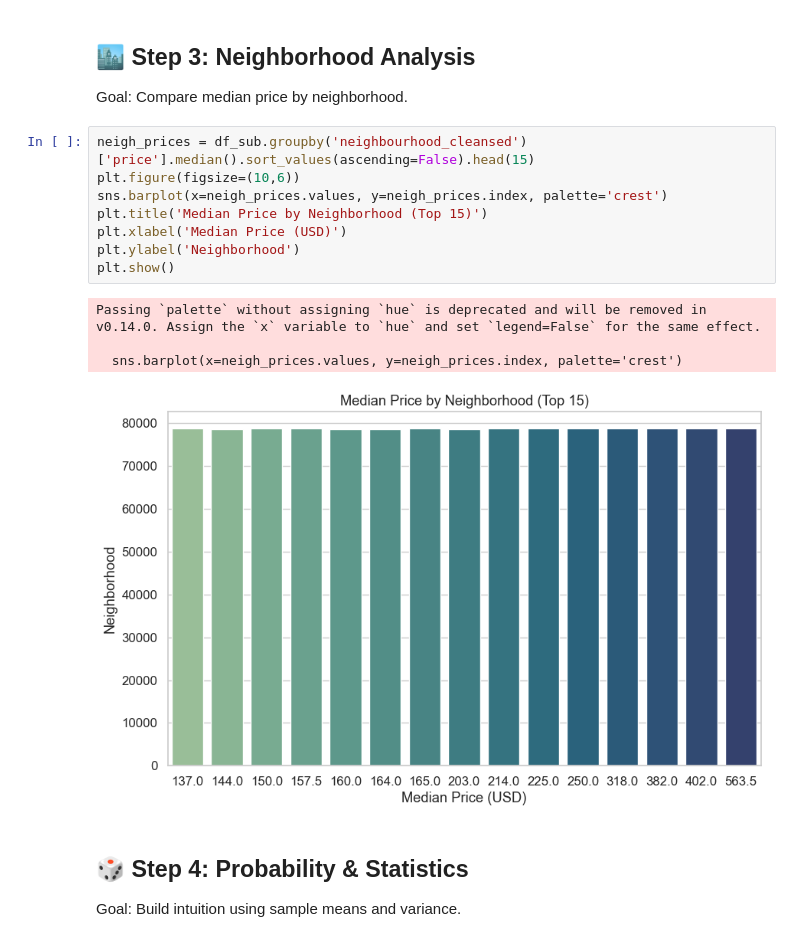
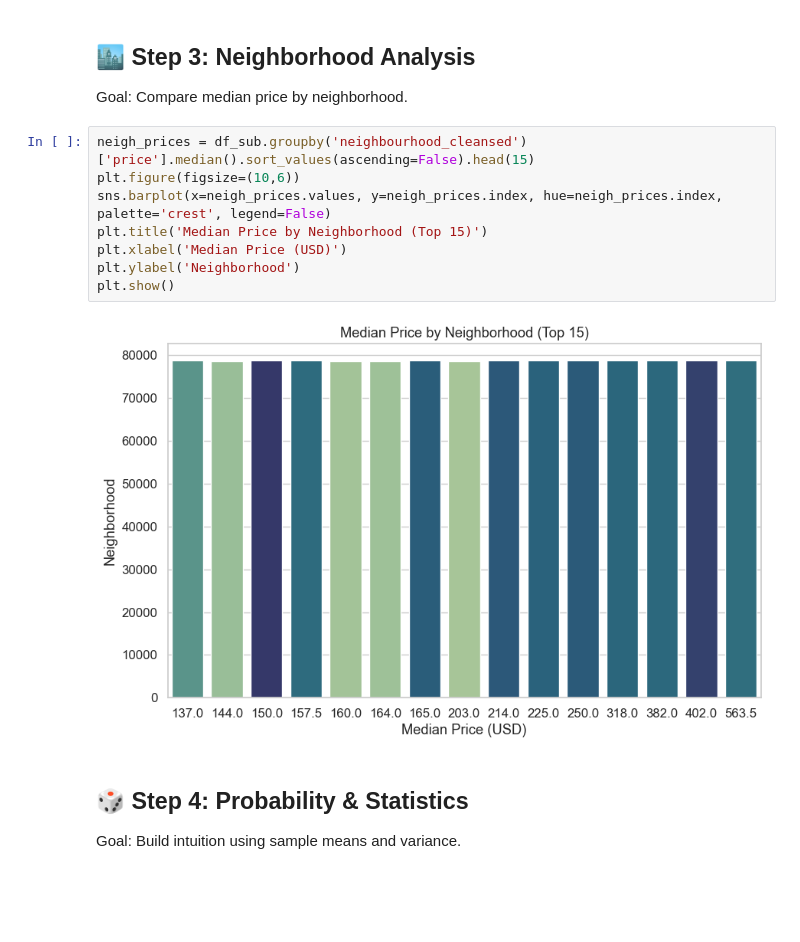
Before and after one commit to cleburn/texas-airbnb-market-analysis, a Jupyter notebook: notebooks/austin_airbnb_eda.ipynb, the cells around one changed output. Cells and saved outputs as stored; diff of their text form; blank space fills up the shorter version.

Commit message:
Week 3 Finalization: updated notebook with visuals & probability analysis, resized figures, added markdown summary, and updated README for project completion

```diff
--- a/notebooks/austin_airbnb_eda.ipynb
+++ b/notebooks/austin_airbnb_eda.ipynb
@@ -126,16 +126,13 @@ Goal: Compare median price by neighborhood.
 # %%
 neigh_prices = df_sub.groupby('neighbourhood_cleansed')['price'].median().sort_values(ascending=False).head(15)
 plt.figure(figsize=(10,6))
-sns.barplot(x=neigh_prices.values, y=neigh_prices.index, palette='crest')
+sns.barplot(x=neigh_prices.values, y=neigh_prices.index, hue=neigh_prices.index, palette='crest', legend=False)
 plt.title('Median Price by Neighborhood (Top 15)')
 plt.xlabel('Median Price (USD)')
 plt.ylabel('Neighborhood')
 plt.show()
 # %% [output]
-Passing `palette` without assigning `hue` is deprecated and will be removed in v0.14.0. Assign the `x` variable to `hue` and set `legend=False` for the same effect.
-
-  sns.barplot(x=neigh_prices.values, y=neigh_prices.index, palette='crest')
-[figure, old version]
+[figure, new version]
 # %% [markdown]
 ## 🎲 Step 4: Probability & Statistics
 Goal: Build intuition using sample means and variance.
```
Also changed, not shown: parts of 20 cells of this notebook, 7 other files.
